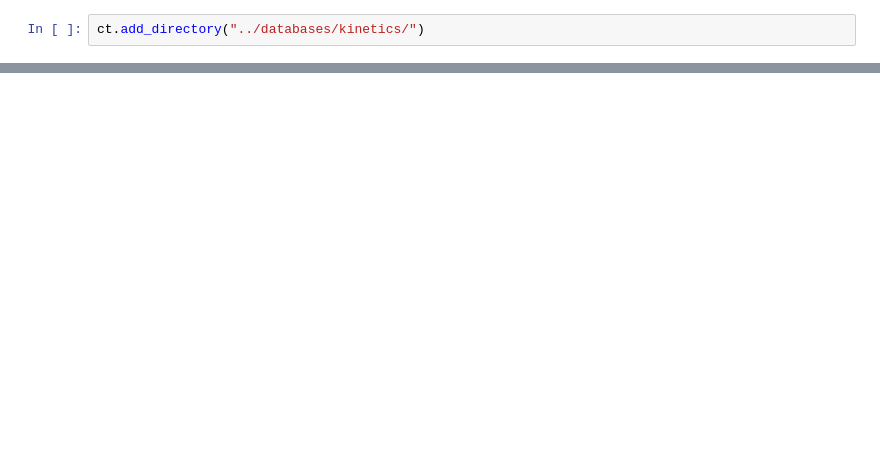
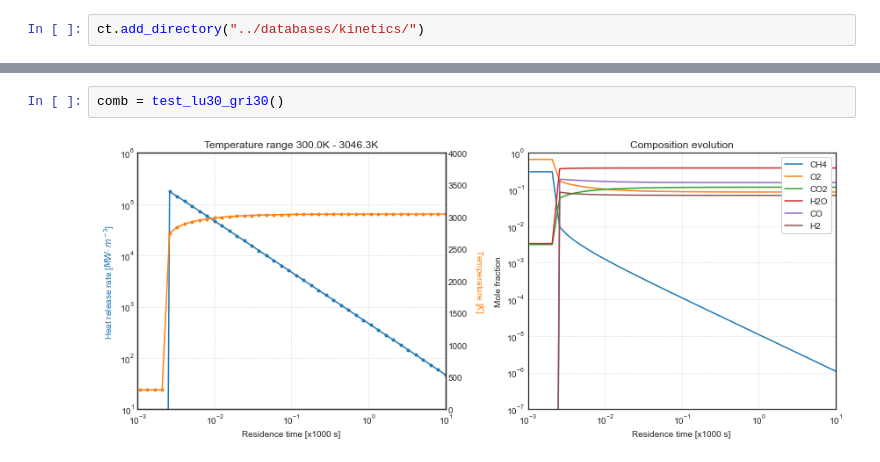
Before and after one commit to ILovewindows-oss/learning-scientific-computing, a Jupyter notebook: numerical-notebooks/015-Methane-Combustion-Comparison.ipynb, the cells around one changed output, grey strips where cells are left out. Cells and saved outputs as stored; diff of their text form; blank space fills up the shorter version.

```diff
--- a/numerical-notebooks/015-Methane-Combustion-Comparison.ipynb
+++ b/numerical-notebooks/015-Methane-Combustion-Comparison.ipynb
@@ -103,0 +147,4 @@ test_2s_ch4_bfer()
+# %%
+comb = test_lu30_gri30()
+# %% [output]
+[figure, added]
```
Also changed, not shown: parts of 15 cells of this notebook.
